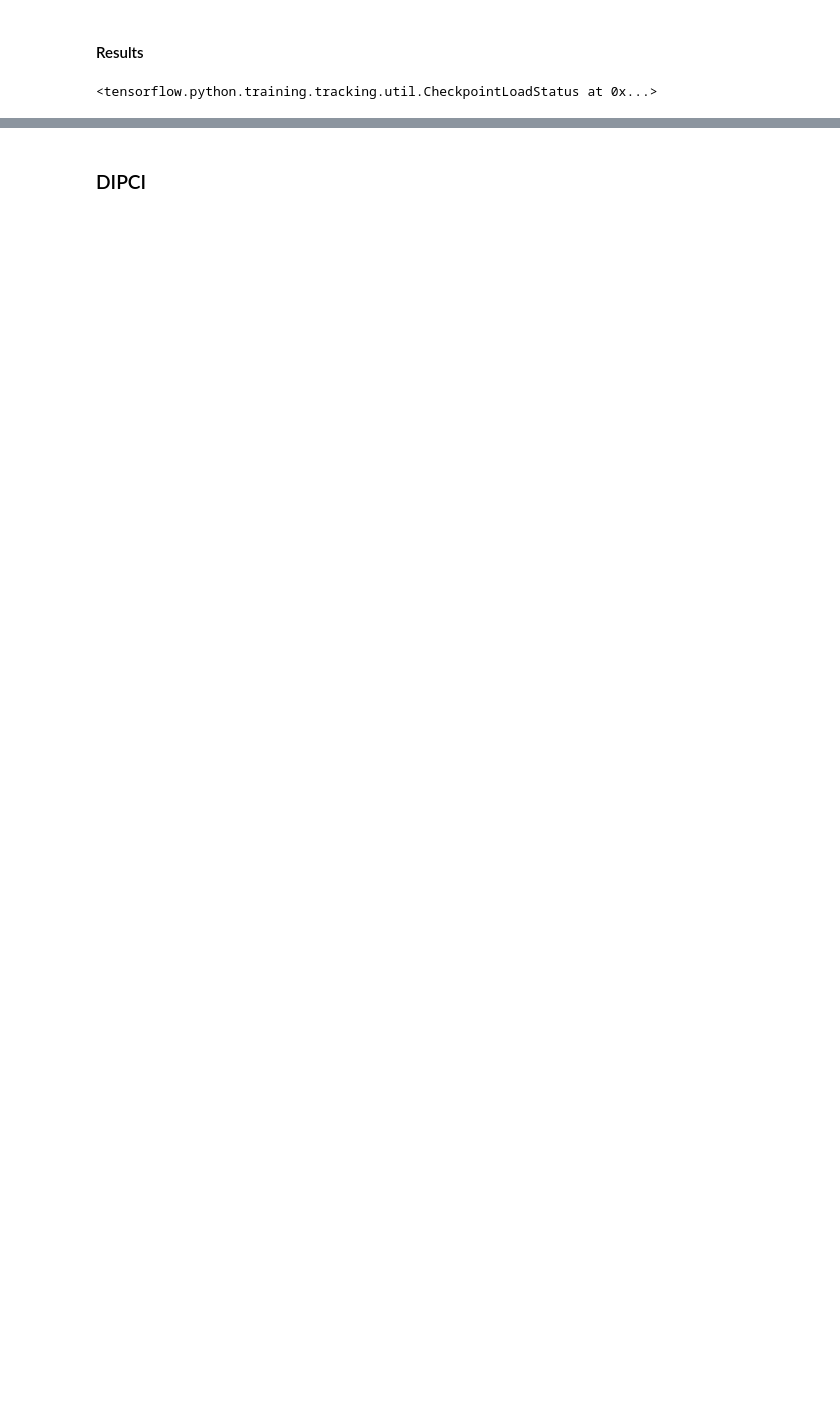
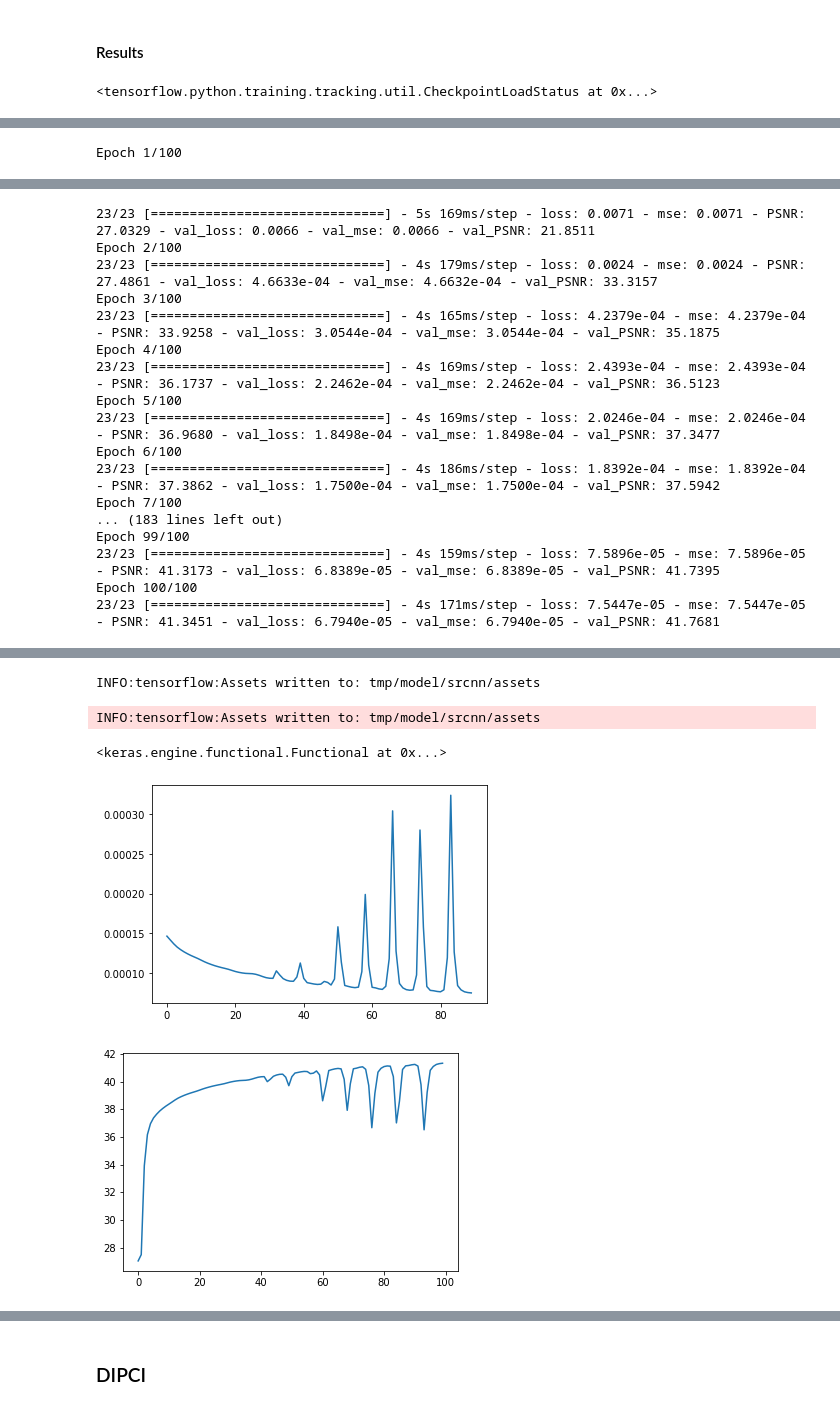
Before and after one commit to MdeCastelbajac/dipci, a Jupyter notebook: ProjectNotebook.ipynb, the cells around one changed output, grey strips where cells are left out. Cells and saved outputs as stored; diff of their text form; code cells hidden in the pictures; blank space fills up the shorter version.

```diff
--- a/ProjectNotebook.ipynb
+++ b/ProjectNotebook.ipynb
@@ -28,3 +36,3 @@ upscale_factor = 4
 # %%
-ssh_R09, sst_R09, ssh_R09_norm, sst_norm, ssh_lr, sst_lr = loadDataR09( upscale_factor )
+ssh_R09, sst_R09, ssh_R09_norm, sst_R09_norm, ssh_R36, sst_R18 = loadDataR09( upscale_factor )
 # %% [markdown]
@@ -112,0 +120,5 @@ PSNR of SRCNN and Ground Truth is  37.346123173488905
+# %%
+batch_size = 16
+trainModel( srcnn, batch_size, ssh_R36, ssh_R09_norm, callbacks, epochs )
+# %% [output]
+Epoch 1/100
@@ -112,0 +127,17 @@ PSNR of SRCNN and Ground Truth is  37.346123173488905
+23/23 [==============================] - 5s 169ms/step - loss: 0.0071 - mse: 0.0071 - PSNR: 27.0329 - val_loss: 0.0066 - val_mse: 0.0066 - val_PSNR: 21.8511
+Epoch 2/100
+23/23 [==============================] - 4s 179ms/step - loss: 0.0024 - mse: 0.0024 - PSNR: 27.4861 - val_loss: 4.6633e-04 - val_mse: 4.6632e-04 - val_PSNR: 33.3157
+Epoch 3/100
+23/23 [==============================] - 4s 165ms/step - loss: 4.2379e-04 - mse: 4.2379e-04 - PSNR: 33.9258 - val_loss: 3.0544e-04 - val_mse: 3.0544e-04 - val_PSNR: 35.1875
+Epoch 4/100
+23/23 [==============================] - 4s 169ms/step - loss: 2.4393e-04 - mse: 2.4393e-04 - PSNR: 36.1737 - val_loss: 2.2462e-04 - val_mse: 2.2462e-04 - val_PSNR: 36.5123
+Epoch 5/100
+23/23 [==============================] - 4s 169ms/step - loss: 2.0246e-04 - mse: 2.0246e-04 - PSNR: 36.9680 - val_loss: 1.8498e-04 - val_mse: 1.8498e-04 - val_PSNR: 37.3477
+Epoch 6/100
+23/23 [==============================] - 4s 186ms/step - loss: 1.8392e-04 - mse: 1.8392e-04 - PSNR: 37.3862 - val_loss: 1.7500e-04 - val_mse: 1.7500e-04 - val_PSNR: 37.5942
+Epoch 7/100
+... (183 lines left out)
+Epoch 99/100
+23/23 [==============================] - 4s 159ms/step - loss: 7.5896e-05 - mse: 7.5896e-05 - PSNR: 41.3173 - val_loss: 6.8389e-05 - val_mse: 6.8389e-05 - val_PSNR: 41.7395
+Epoch 100/100
+23/23 [==============================] - 4s 171ms/step - loss: 7.5447e-05 - mse: 7.5447e-05 - PSNR: 41.3451 - val_loss: 6.7940e-05 - val_mse: 6.7940e-05 - val_PSNR: 41.7681
@@ -112,0 +145,5 @@ PSNR of SRCNN and Ground Truth is  37.346123173488905
+INFO:tensorflow:Assets written to: tmp/model/srcnn/assets
+INFO:tensorflow:Assets written to: tmp/model/srcnn/assets
+<keras.engine.functional.Functional at 0x...>
+[figure, added]
+[figure, added]
```
Also changed, not shown: parts of 27 cells of this notebook, 28 other files.
